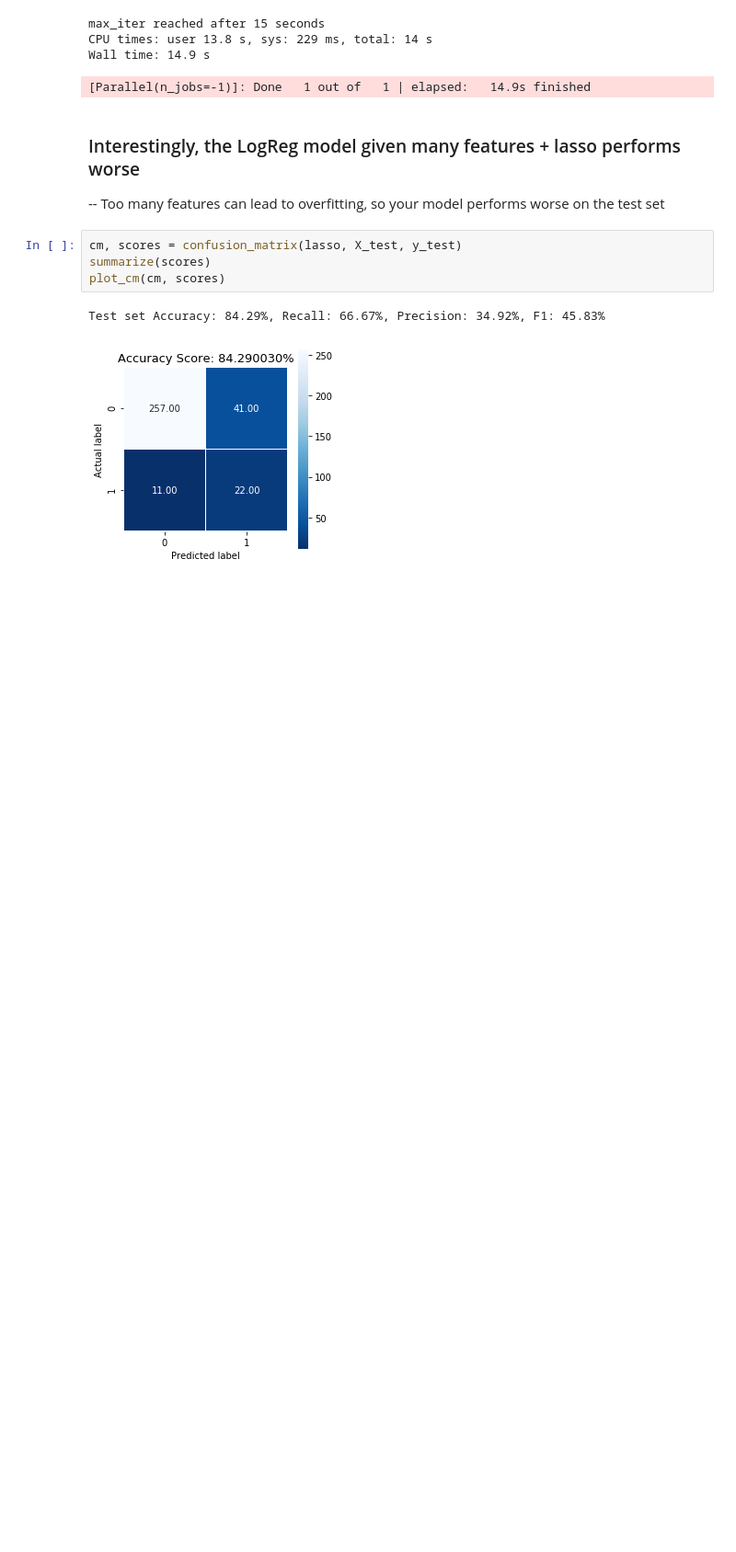
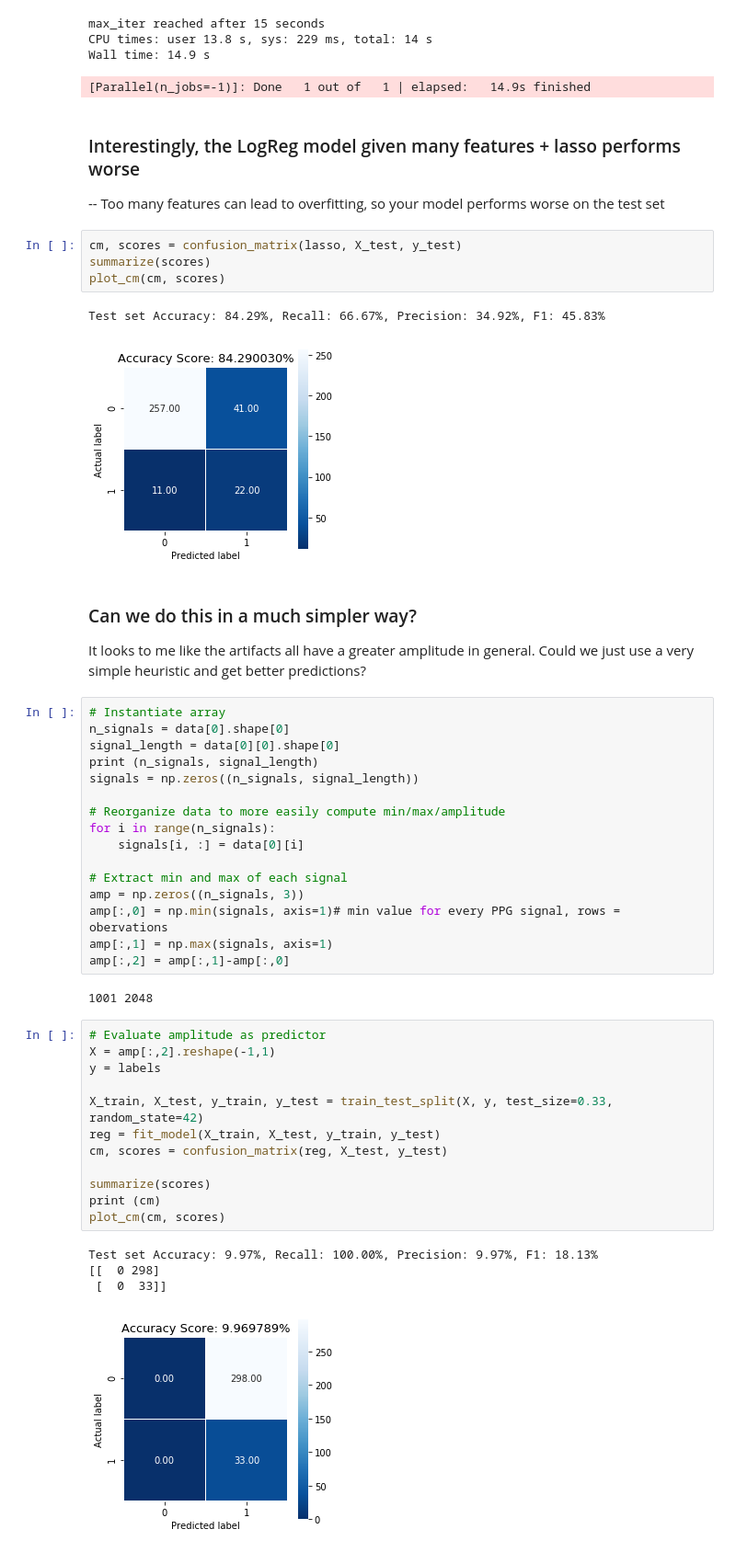
Before and after one commit to kaschbacher/publications, a Jupyter notebook: artifact_detector/PPG_Artifact_Detection.ipynb, the cells around one changed output. Shown: that part at 92% size. Cells and saved outputs as stored; diff of their text form; blank space fills up the shorter version.

Commit message:
added a simple heuristic - amplitude

```diff
--- a/artifact_detector/PPG_Artifact_Detection.ipynb
+++ b/artifact_detector/PPG_Artifact_Detection.ipynb
@@ -449,3 +449,41 @@ plot_cm(cm, scores)
 # %% [output]
 Test set Accuracy: 84.29%, Recall: 66.67%, Precision: 34.92%, F1: 45.83%
 [figure]
+# %% [markdown]
+### Can we do this in a much simpler way?
+<p> It looks to me like the artifacts all have a greater amplitude in general. Could we just use a very simple heuristic and get better predictions?</p>
+# %%
+# Instantiate array
+n_signals = data[0].shape[0]
+signal_length = data[0][0].shape[0]
+print (n_signals, signal_length)
+signals = np.zeros((n_signals, signal_length))
+
+# Reorganize data to more easily compute min/max/amplitude
+for i in range(n_signals):
+    signals[i, :] = data[0][i]
+
+# Extract min and max of each signal
+amp = np.zeros((n_signals, 3))
+amp[:,0] = np.min(signals, axis=1)# min value for every PPG signal, rows = obervations
+amp[:,1] = np.max(signals, axis=1)
+amp[:,2] = amp[:,1]-amp[:,0]
+# %% [output]
+1001 2048
+# %%
+# Evaluate amplitude as predictor
+X = amp[:,2].reshape(-1,1)
+y = labels
+
+X_train, X_test, y_train, y_test = train_test_split(X, y, test_size=0.33, random_state=42)
+reg = fit_model(X_train, X_test, y_train, y_test)
+cm, scores = confusion_matrix(reg, X_test, y_test)
+
+summarize(scores)
+print (cm)
+plot_cm(cm, scores)
+# %% [output]
+Test set Accuracy: 9.97%, Recall: 100.00%, Precision: 9.97%, F1: 18.13%
+[[  0 298]
+ [  0  33]]
+[figure, added]
```
Also changed, not shown: parts of 2 cells of this notebook, 1 other file.
